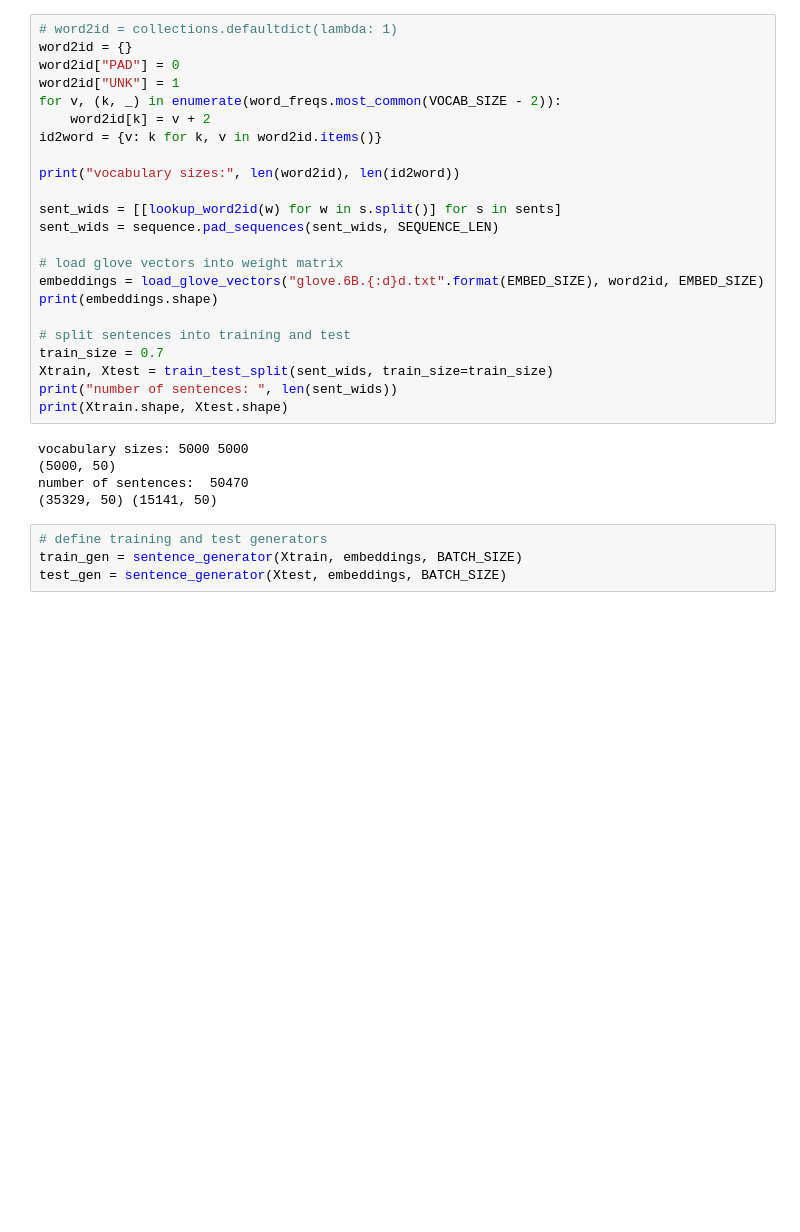
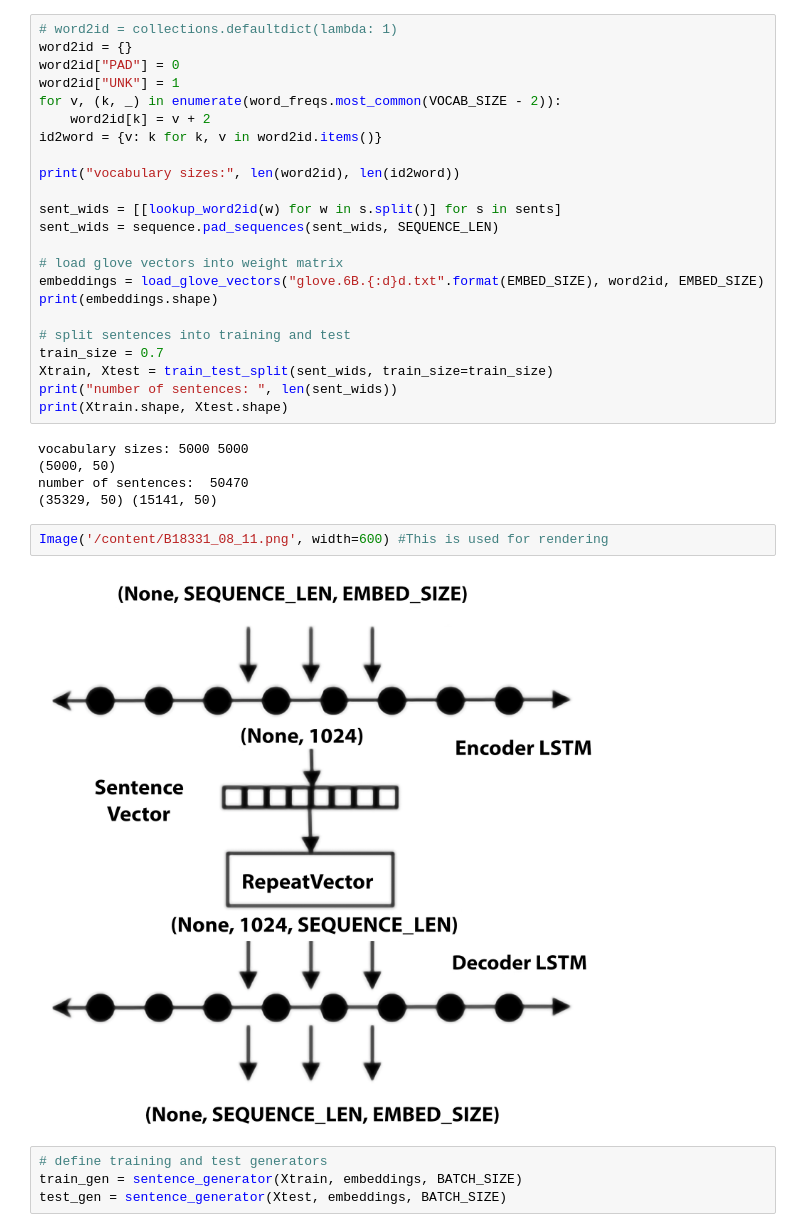
Before and after one commit to PacktPublishing/Deep-Learning-with-TensorFlow-and-Keras-3rd-edition, a Jupyter notebook: Chapter_8/sentence_vector_gen.ipynb, the cells around one changed output. Drawn from its saved outputs; the diff is of its cells as text; blank space fills up the shorter version.

```diff
--- a/Chapter_8/sentence_vector_gen.ipynb
+++ b/Chapter_8/sentence_vector_gen.ipynb
@@ -164,6 +166,10 @@ vocabulary sizes: 5000 5000
 (5000, 50)
 number of sentences:  50470
 (35329, 50) (15141, 50)
+# %%
+Image('/content/B18331_08_11.png', width=600) #This is used for rendering
+# %% [output]
+[figure, added]
 # %%
 # define training and test generators
 train_gen = sentence_generator(Xtrain, embeddings, BATCH_SIZE)
```
Also changed, not shown: parts of 1 cell of this notebook, 24 other files.
